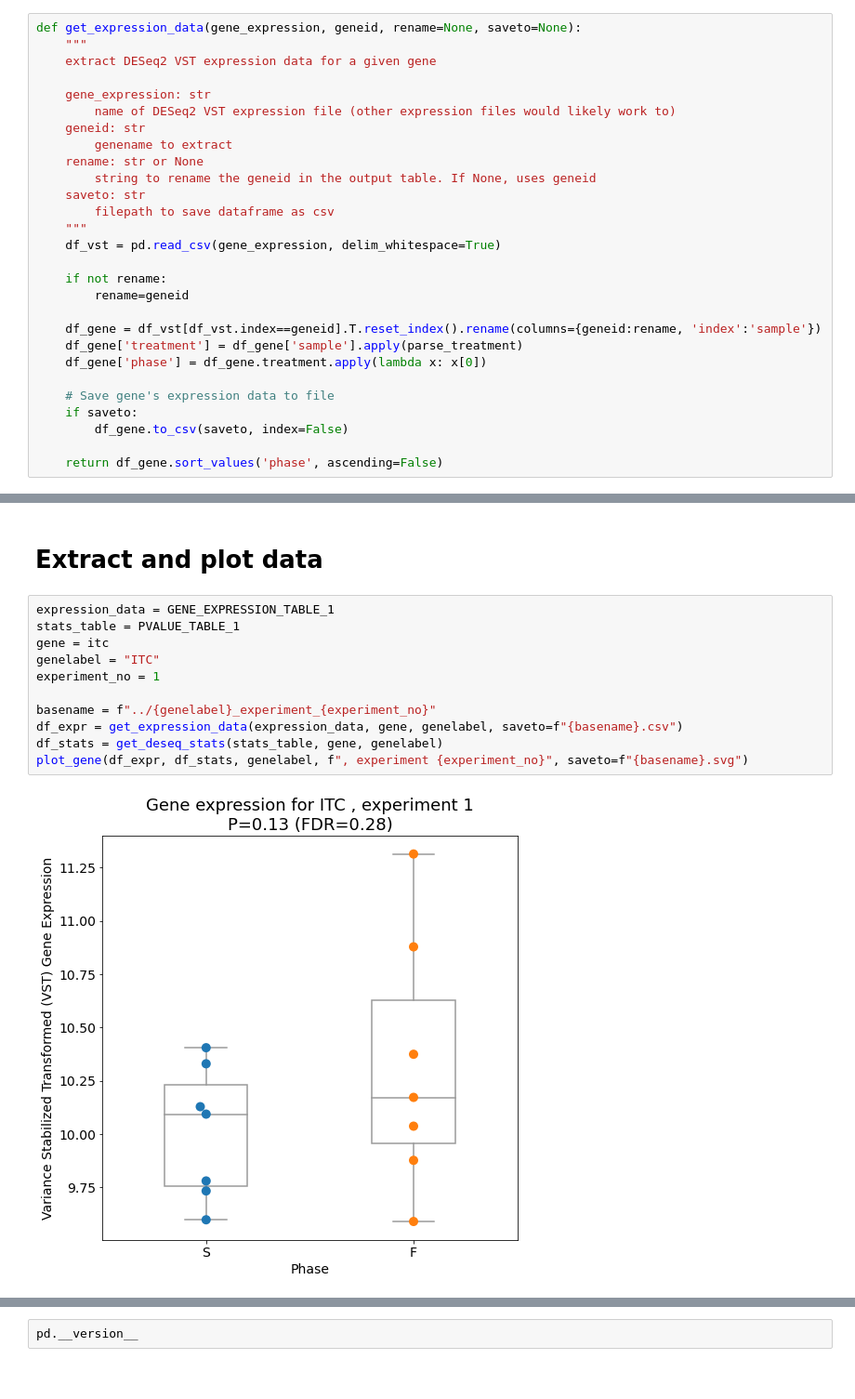
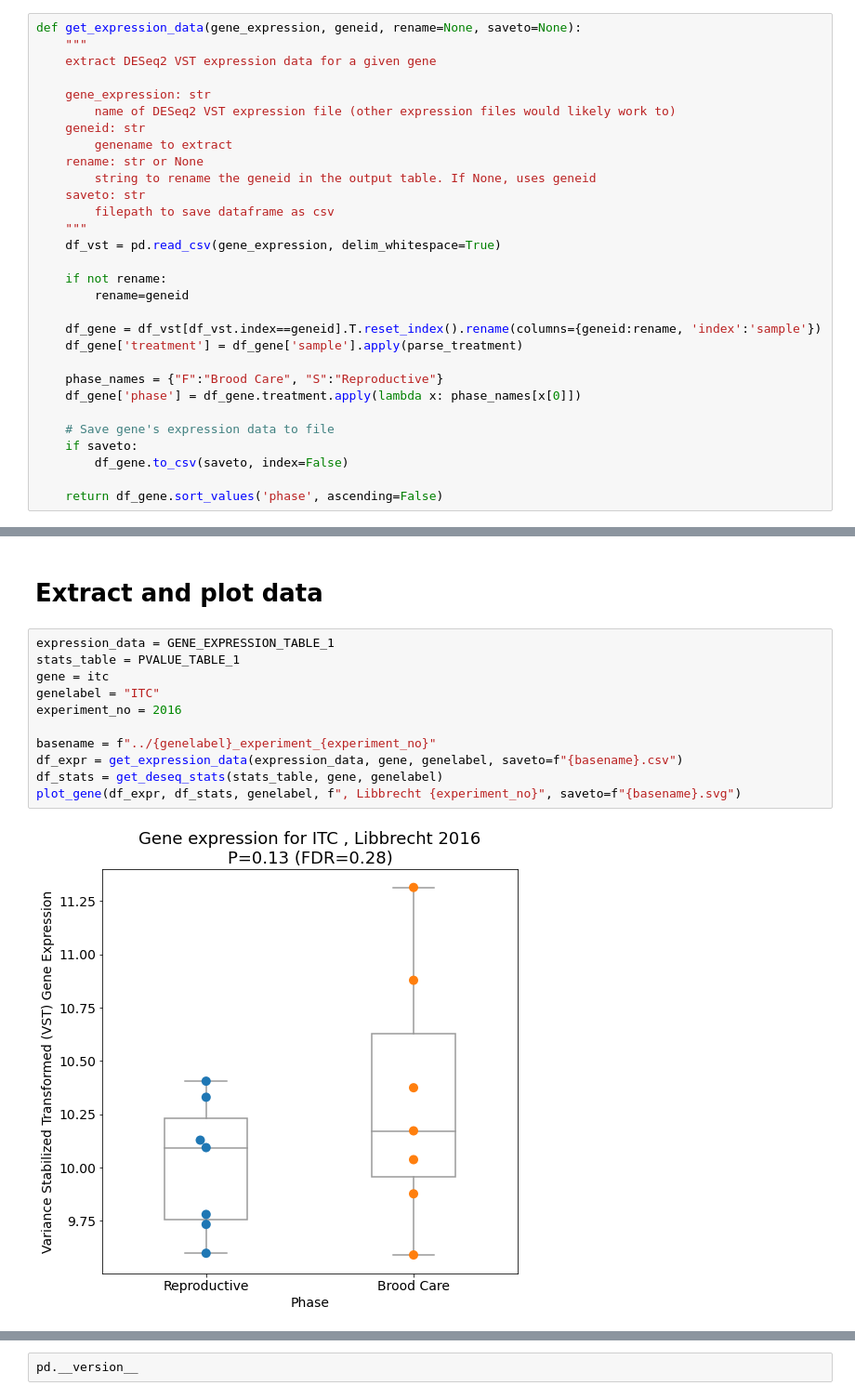
Before and after one commit to oxpeter/ooceraea_inotocin_expression, a Jupyter notebook: notebooks/itr itc expression analysis.ipynb, the cells around one changed output, grey strips where cells are left out. Shown: that part at 93% size. Cells and saved outputs as stored; diff of their text form.

Commit message:
clarified plot labels

```diff
--- a/notebooks/itr itc expression analysis.ipynb
+++ b/notebooks/itr itc expression analysis.ipynb
@@ -177,7 +177,9 @@ def get_expression_data(gene_expression, geneid, rename=None, saveto=None):
 
     df_gene = df_vst[df_vst.index==geneid].T.reset_index().rename(columns={geneid:rename, 'index':'sample'})
     df_gene['treatment'] = df_gene['sample'].apply(parse_treatment)
-    df_gene['phase'] = df_gene.treatment.apply(lambda x: x[0])
+
+    phase_names = {"F":"Brood Care", "S":"Reproductive"}
+    df_gene['phase'] = df_gene.treatment.apply(lambda x: phase_names[x[0]])
 
     # Save gene's expression data to file
     if saveto:
@@ -211,16 +213,16 @@ def plot_gene(df_expression, df_stats, geneid, title_qualifer, saveto=None ):
 # %%
 expression_data = GENE_EXPRESSION_TABLE_1
 stats_table = PVALUE_TABLE_1
 gene = itc
 genelabel = "ITC"
-experiment_no = 1
+experiment_no = 2016
 
 basename = f"../{genelabel}_experiment_{experiment_no}"
 df_expr = get_expression_data(expression_data, gene, genelabel, saveto=f"{basename}.csv")
 df_stats = get_deseq_stats(stats_table, gene, genelabel)
-plot_gene(df_expr, df_stats, genelabel, f", experiment {experiment_no}", saveto=f"{basename}.svg")
+plot_gene(df_expr, df_stats, genelabel, f", Libbrecht {experiment_no}", saveto=f"{basename}.svg")
 # %% [output]
-[figure, old version]
+[figure, new version]
 # %%
 expression_data = GENE_EXPRESSION_TABLE_2
 stats_table = PVALUE_TABLE_2
```
Also changed, not shown: parts of 3 cells of this notebook, 12 other files.
